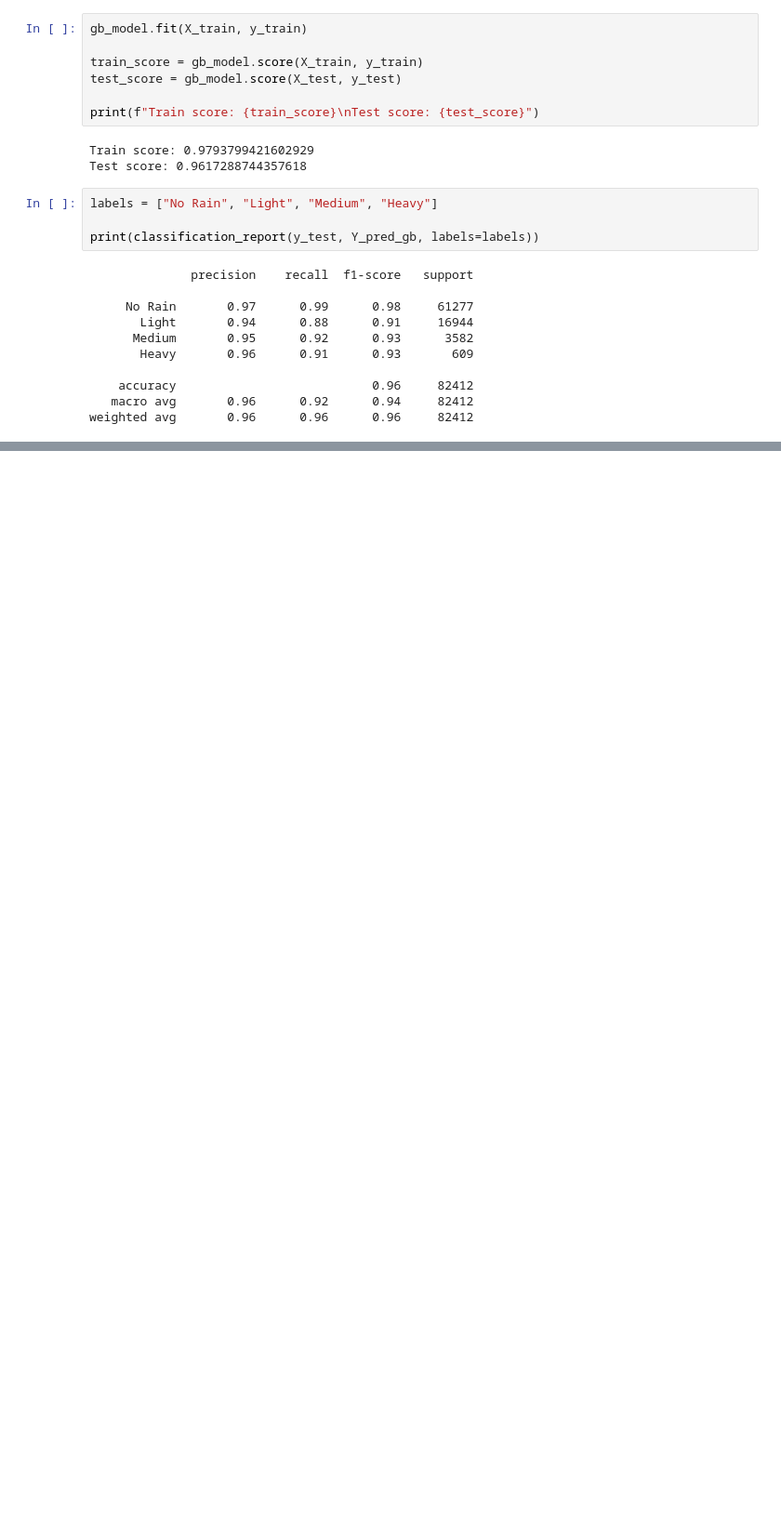
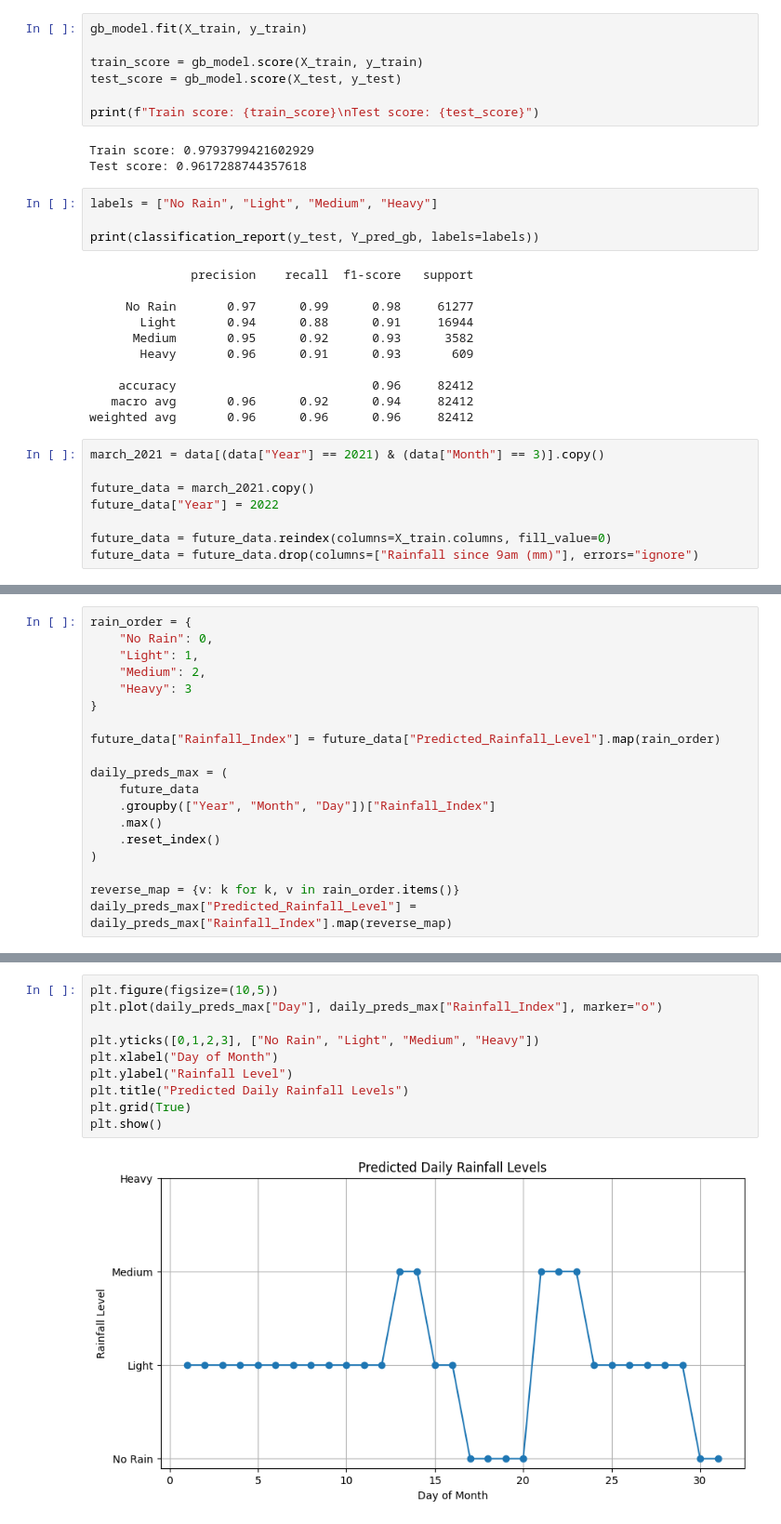
Before and after one commit to Zewen-Zhao/ADS2001_GroupMC3, a Jupyter notebook: Modelling/modelling_jiehni.ipynb, the cells around one changed output, grey strips where cells are left out. Shown at 93% size. Drawn from its saved outputs; the diff is of its cells as text; blank space fills up the shorter version.

```diff
--- a/Modelling/modelling_jiehni.ipynb
+++ b/Modelling/modelling_jiehni.ipynb
@@ -427,3 +427,11 @@ print(classification_report(y_test, Y_pred_gb, labels=labels))
     accuracy                           0.96     82412
    macro avg       0.96      0.92      0.94     82412
 weighted avg       0.96      0.96      0.96     82412
+# %%
+march_2021 = data[(data["Year"] == 2021) & (data["Month"] == 3)].copy()
+
+future_data = march_2021.copy()
+future_data["Year"] = 2022
+
+future_data = future_data.reindex(columns=X_train.columns, fill_value=0)
+future_data = future_data.drop(columns=["Rainfall since 9am (mm)"], errors="ignore")
@@ -429,0 +450,19 @@ weighted avg       0.96      0.96      0.96     82412
+# %%
+rain_order = {
+    "No Rain": 0,
+    "Light": 1,
+    "Medium": 2,
+    "Heavy": 3
+}
+
+future_data["Rainfall_Index"] = future_data["Predicted_Rainfall_Level"].map(rain_order)
+
+daily_preds_max = (
+    future_data
+    .groupby(["Year", "Month", "Day"])["Rainfall_Index"]
+    .max()
+    .reset_index()
+)
+
+reverse_map = {v: k for k, v in rain_order.items()}
+daily_preds_max["Predicted_Rainfall_Level"] = daily_preds_max["Rainfall_Index"].map(reverse_map)
@@ -429,0 +489,12 @@ weighted avg       0.96      0.96      0.96     82412
+# %%
+plt.figure(figsize=(10,5))
+plt.plot(daily_preds_max["Day"], daily_preds_max["Rainfall_Index"], marker="o")
+
+plt.yticks([0,1,2,3], ["No Rain", "Light", "Medium", "Heavy"])
+plt.xlabel("Day of Month")
+plt.ylabel("Rainfall Level")
+plt.title("Predicted Daily Rainfall Levels")
+plt.grid(True)
+plt.show()
+# %% [output]
+[figure, added]
```
Also changed, not shown: parts of 5 cells of this notebook.
